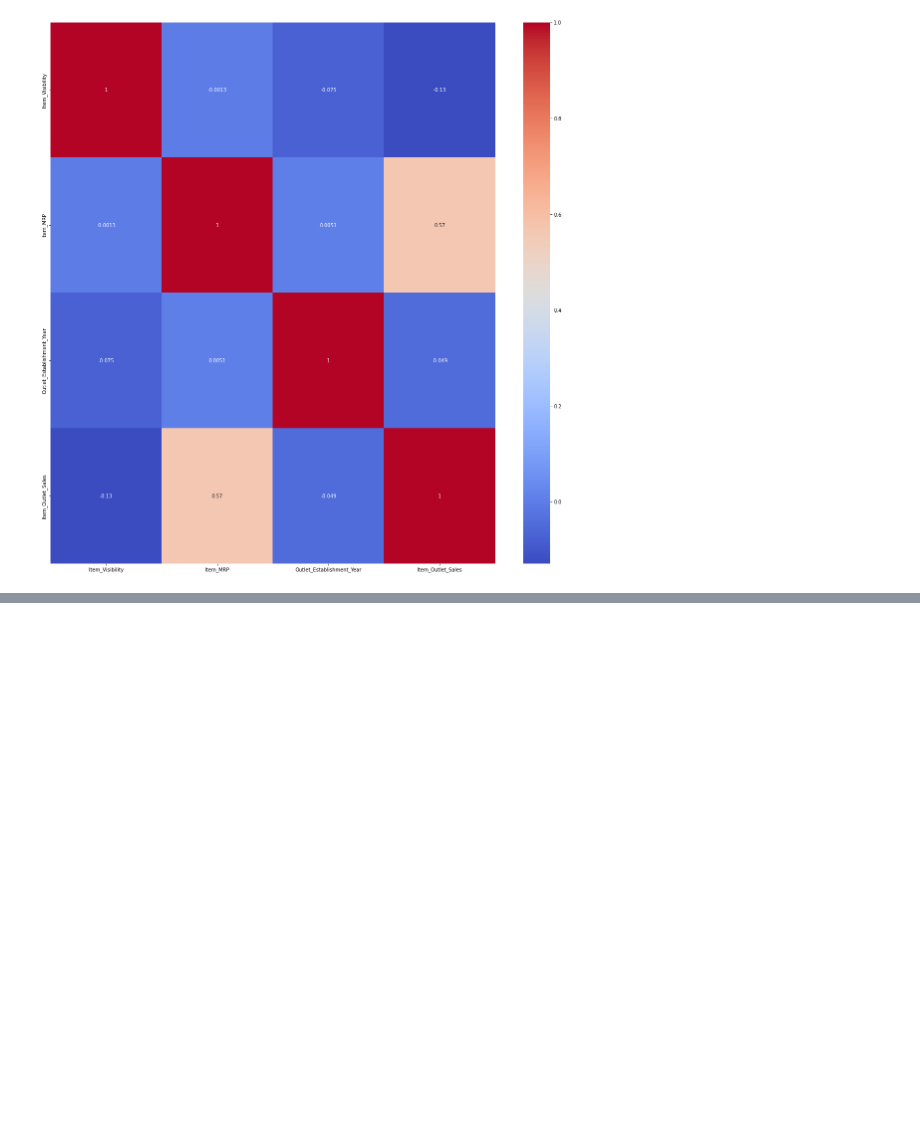
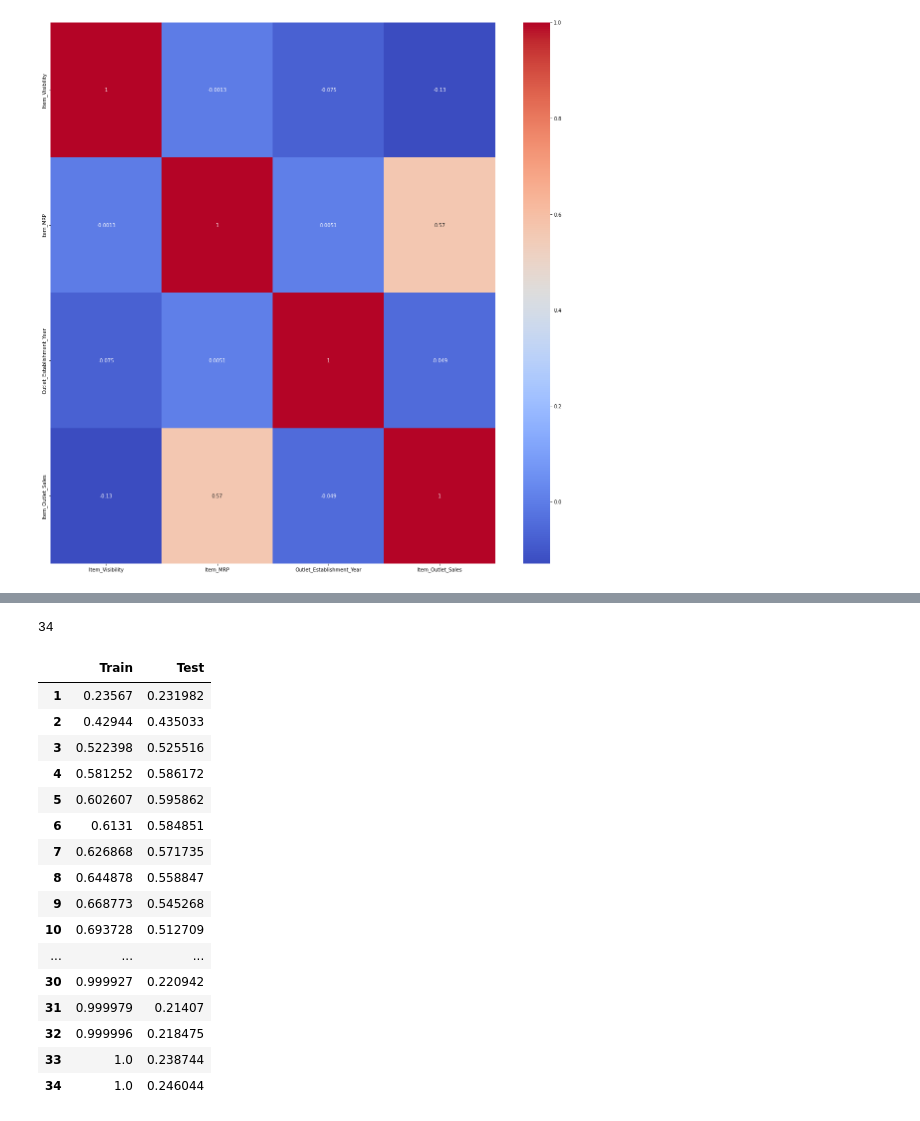
Before and after one commit to edfakie2/Sales-Predictions, a Jupyter notebook: Copy_of_Sales_Predictions.ipynb, the cells around one changed output, grey strips where cells are left out. Saved outputs shown, nothing was run; the diff lists cells and outputs as text; code cells hidden in the pictures; blank space fills up the shorter version.

```diff
--- a/Copy_of_Sales_Predictions.ipynb
+++ b/Copy_of_Sales_Predictions.ipynb
@@ -281,0 +458,4 @@ array([[-0.71277507,  1.82864837,  1.32784893, ...,  0.        ,
+# %%
+bias.get_depth()
+# %% [output]
+34
@@ -281,0 +475,20 @@ array([[-0.71277507,  1.82864837,  1.32784893, ...,  0.        ,
+# %%
+scores
+# %% [output]
+|  | Train | Test |
+| 1 | 0.23567 | 0.231982 |
+| 2 | 0.42944 | 0.435033 |
+| 3 | 0.522398 | 0.525516 |
+| 4 | 0.581252 | 0.586172 |
+| 5 | 0.602607 | 0.595862 |
+| 6 | 0.6131 | 0.584851 |
+| 7 | 0.626868 | 0.571735 |
+| 8 | 0.644878 | 0.558847 |
+| 9 | 0.668773 | 0.545268 |
+| 10 | 0.693728 | 0.512709 |
+| ... | ... | ... |
+| 30 | 0.999927 | 0.220942 |
+| 31 | 0.999979 | 0.21407 |
+| 32 | 0.999996 | 0.218475 |
+| 33 | 1.0 | 0.238744 |
+| 34 | 1.0 | 0.246044 |
```
Also changed, not shown: parts of 34 cells of this notebook.
